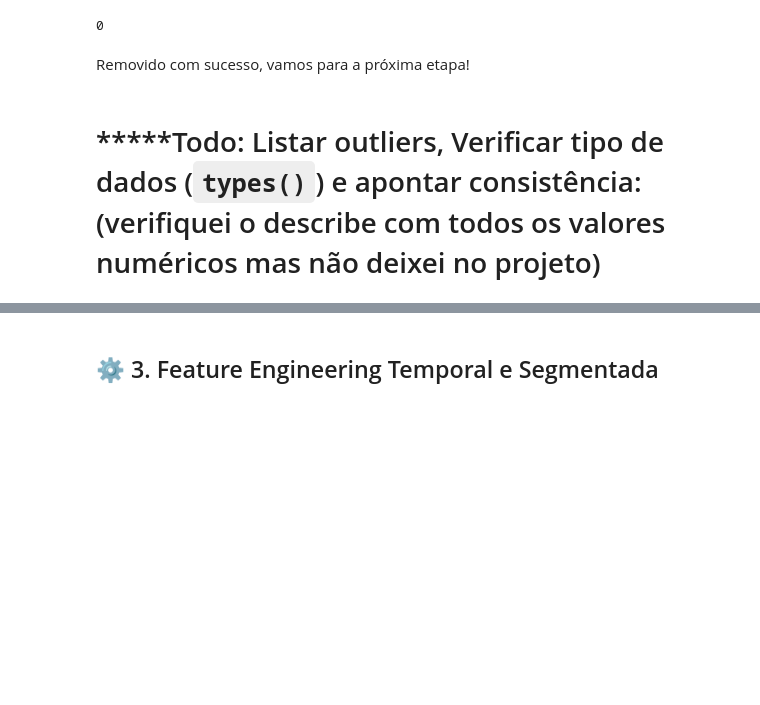
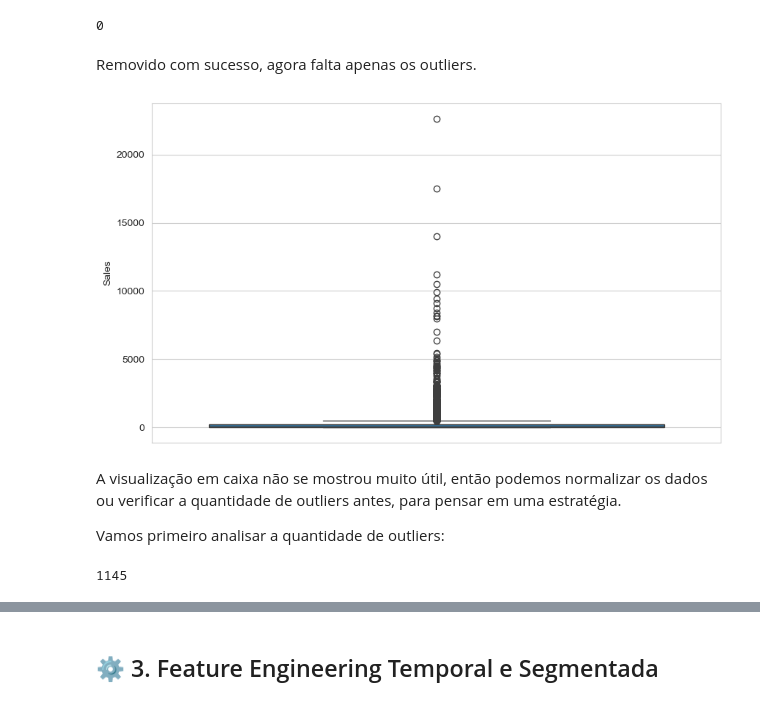
Before and after one commit to benzerinsio/SalesPatterns-EDA, a Jupyter notebook: EDA-SalesPattern.ipynb, the cells around one changed output, grey strips where cells are left out. Drawn from its saved outputs; the diff is of its cells as text; code cells hidden in the pictures; blank space fills up the shorter version.

Commit message:
Updating project
Finishing the 'transform' section - handling the data before further analysis

```diff
--- a/EDA-SalesPattern.ipynb
+++ b/EDA-SalesPattern.ipynb
@@ -226,6 +295,24 @@ df.duplicated().sum()  # Confirm no duplicates remain
 # %% [output]
 0
 # %% [markdown]
-Removido com sucesso, vamos para a próxima etapa!
+Removido com sucesso, agora falta apenas os outliers.
-# %% [markdown]
-# *****Todo: Listar outliers, Verificar tipo de dados (`types()`) e apontar consistência: (verifiquei o describe com todos os valores numéricos mas não deixei no projeto)
+# %%
+sns.boxplot(data = df['Sales'])
+plt.show()
+# %% [output]
+[figure, added]
+# %% [markdown]
+A visualização em caixa não se mostrou muito útil, então podemos normalizar os dados ou verificar a quantidade de outliers antes, para pensar em uma estratégia.
+
+Vamos primeiro analisar a quantidade de outliers:
+# %%
+# Calculating IQR for Sales to identify upper outliers
+Q1 = df['Sales'].quantile(0.25)  # First quartile (25%)
+Q3 = df['Sales'].quantile(0.75)  # Third quartile (75%)
+IQR = Q3 - Q1  # Interquartile range
+upper_bound = Q3 + 1.5 * IQR  # Upper limit for outliers
+
+# Counting upper outliers
+df[df['Sales'] > upper_bound]['Sales'].count()  # Number of values above upper bound
+# %% [output]
+1145
```
Also changed, not shown: parts of 14 cells of this notebook.
